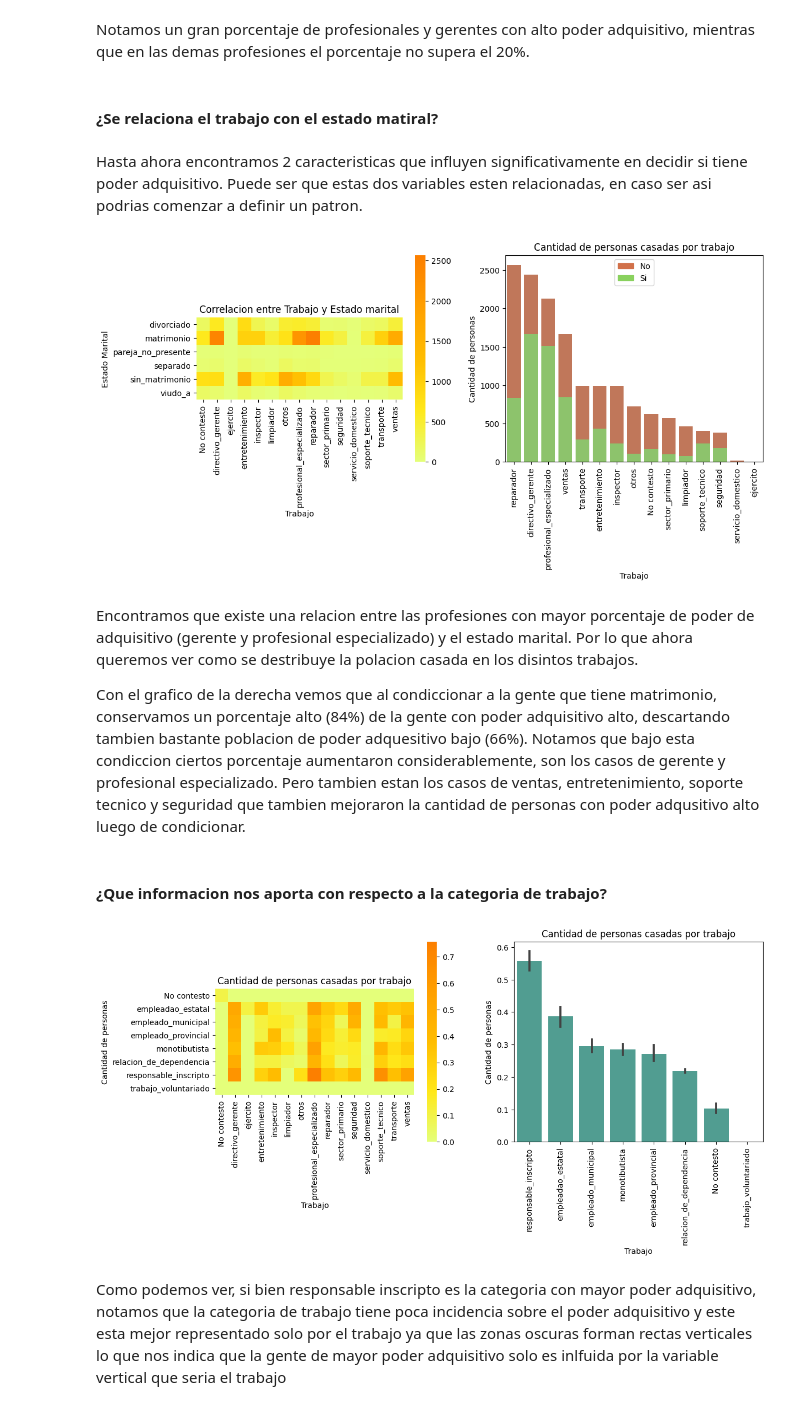
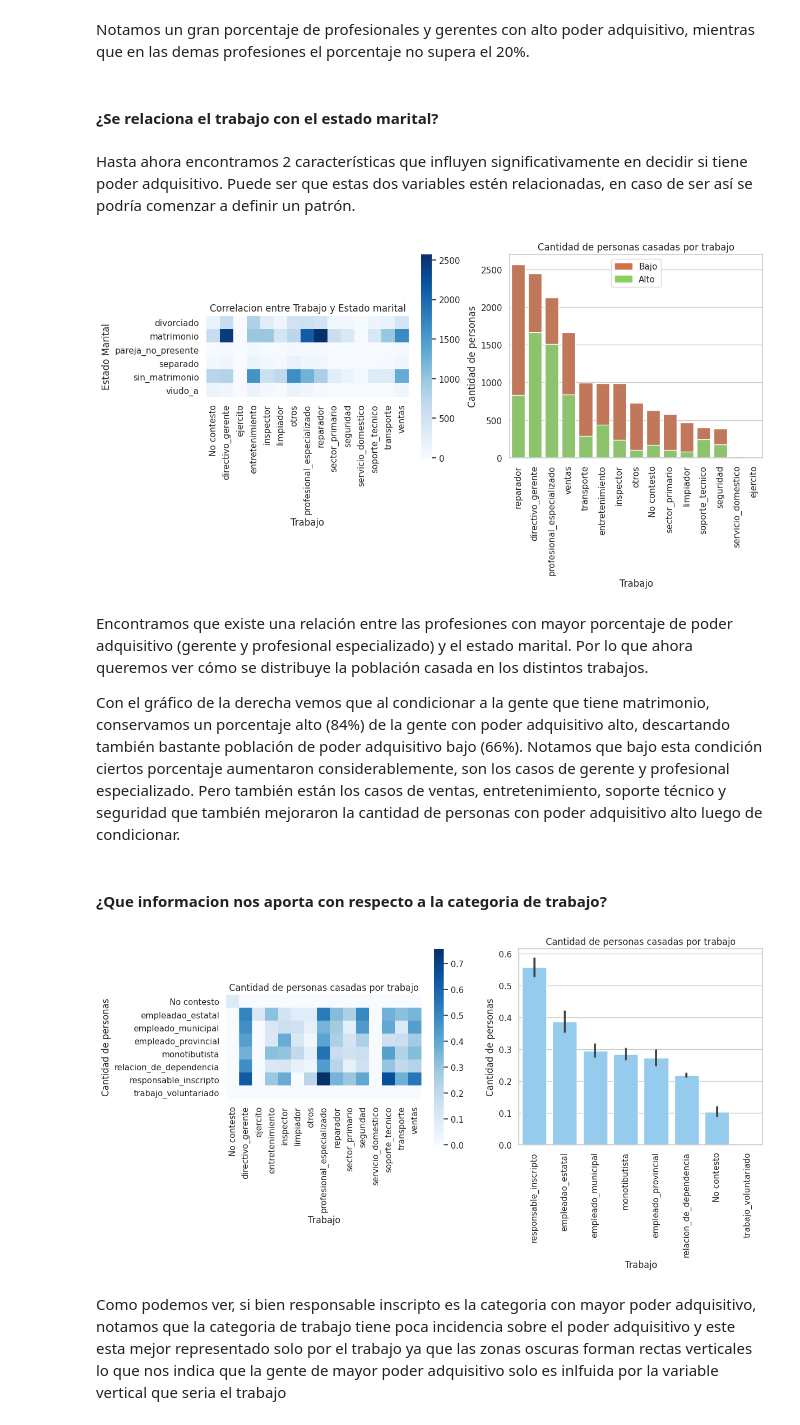
Before and after one commit to SantiValdezUlzurrun/TP-2021-1C-Organizacion-de-datos, a Jupyter notebook: INFORME.ipynb, the cells around one changed output. Drawn from its saved outputs; the diff is of its cells as text; code cells hidden in the pictures.

```diff
--- a/INFORME.ipynb
+++ b/INFORME.ipynb
@@ -25,3 +23,6 @@ import matplotlib.patches as mpatches
+# %%
+sns.set_theme(style="whitegrid", palette='muted')
+heatmap_paleta = "Blues"
 # %% [markdown]
 ## Feature enginnering:
 # %%
@@ -372,9 +328,9 @@ plt.show()
 # %% [markdown]
  Notamos un gran porcentaje de profesionales y gerentes con alto poder adquisitivo, mientras que en las demas profesiones el porcentaje no supera el 20%.
 # %% [markdown]
-#### ¿Se relaciona el trabajo con el estado matiral?
+#### ¿Se relaciona el trabajo con el estado marital?
 # %% [markdown]
- Hasta ahora encontramos 2 caracteristicas que influyen significativamente en decidir si tiene poder adquisitivo. Puede ser que estas dos variables esten relacionadas, en caso ser asi podrias comenzar a definir un patron.
+Hasta ahora encontramos 2 características que influyen significativamente en decidir si tiene poder adquisitivo. Puede ser que estas dos variables estén relacionadas, en caso de ser así se podría comenzar a definir un patrón.
 # %%
 fig, axes = plt.subplots(nrows=1, ncols=2, figsize=[6.4 * 2, 4.8], dpi=100)
 
@@ -387,40 +343,19 @@ df_estado_marital= pd.pivot_table(
     'estado_marital',
     'trabajo',
     'count',
-    total.sort_values('tiene_alto_valor_adquisitivo', ascending = False)['trabajo']
 ).sort_index()
 #Elimino intersecciones nulas
 df_estado_marital = df_estado_marital.replace({np.nan: 0})
 
-
-
-sns.heatmap(df_estado_marital, square=True, cmap="Wistia", ax = axes[0])
+sns.heatmap(df_estado_marital, square=True, cmap=heatmap_paleta, ax = axes[0])
 axes[0].set(xlabel='Trabajo', ylabel='Estado Marital', title='Correlacion entre Trabajo y Estado marital')
 
 
 df_matrimonio = df[df['estado_marital'] == 'matrimonio']
 
-total = df_matrimonio.groupby('trabajo')['tiene_alto_valor_adquisitivo'].sum().reset_index()
-alto_valor = df_matrimonio[df_matrimonio.tiene_alto_valor_adquisitivo == 1].groupby('trabajo')['tiene_alto_valor_adquisitivo'].sum().reset_index()
-
-alto_valor['tiene_alto_valor_adquisitivo'] = df_matrimonio[df_matrimonio.tiene_alto_valor_adquisitivo == 1].groupby('trabajo')['tiene_alto_valor_adquisitivo'].sum().reset_index()['tiene_alto_valor_adquisitivo'].tolist()
-total['tiene_alto_valor_adquisitivo'] = df_matrimonio.groupby('trabajo')['anios_estudiados'].apply(lambda x: len(x)).tolist()
+(top_bar, bottom_bar, bar1,bar2) = stacked_barplot(df_matrimonio, 'trabajo', axes=axes[1])
 
 
-bar1 = sns.barplot(y="tiene_alto_valor_adquisitivo",
-                   x="trabajo", data=total,
-                   color='#D17049',
-                   order = total.sort_values('tiene_alto_valor_adquisitivo', ascending = False)['trabajo'],
-                   ax = axes[1])
-
-bar2 = sns.barplot(y="tiene_alto_valor_adquisitivo",
-                   x="trabajo", data=alto_valor,
-                   color='#89D15E',
-                   order = total.sort_values('tiene_alto_valor_adquisitivo', ascending = False)['trabajo'],
-                   ax = axes[1])
-
-top_bar = mpatches.Patch(color='#D17049', label='No')
-bottom_bar = mpatches.Patch(color='#89D15E', label='Si')
 axes[1].legend(handles=[top_bar, bottom_bar])
 axes[1].set(xlabel = 'Trabajo', ylabel= 'Cantidad de personas', title = 'Cantidad de personas casadas por trabajo')
 bar1.set_xticklabels(bar1.get_xticklabels(),rotation=90)
@@ -428,44 +363,43 @@ bar2.set_xticklabels(bar2.get_xticklabels(),rotation=90)
 
 plt.show()
 # %% [output]
-[figure, old version]
+[figure, new version]
 # %% [markdown]
-Encontramos que existe una relacion entre las profesiones con mayor porcentaje de poder de adquisitivo (gerente y profesional especializado) y el estado marital. Por lo que ahora queremos ver como se destribuye la polacion casada en los disintos trabajos.
+Encontramos que existe una relación entre las profesiones con mayor porcentaje de poder adquisitivo (gerente y profesional especializado) y el estado marital. Por lo que ahora queremos ver cómo se distribuye la población casada en los distintos trabajos.
 
-Con el grafico de la derecha vemos que al condiccionar a la gente que tiene matrimonio, conservamos un porcentaje alto (84%) de la gente con poder adquisitivo alto, descartando tambien bastante poblacion de poder adquesitivo bajo (66%). Notamos que bajo esta condiccion ciertos porcentaje aumentaron considerablemente, son los casos de gerente y profesional especializado. Pero tambien estan los casos de ventas, entretenimiento, soporte tecnico y seguridad que tambien mejoraron la cantidad de personas con poder adqusitivo alto luego de condicionar.
+Con el gráfico de la derecha vemos que al condicionar a la gente que tiene matrimonio, conservamos un porcentaje alto (84%) de la gente con poder adquisitivo alto, descartando también bastante población de poder adquisitivo bajo (66%). Notamos que bajo esta condición ciertos porcentaje aumentaron considerablemente, son los casos de gerente y profesional especializado. Pero también están los casos de ventas, entretenimiento, soporte técnico y seguridad que también mejoraron la cantidad de personas con poder adquisitivo alto luego de condicionar.
 # %% [markdown]
 #### ¿Que informacion nos aporta con respecto a la categoria de trabajo?
 # %%
 fig, axes = plt.subplots(nrows=1, ncols=2, figsize=[6.4 * 2, 4.8], dpi=100)
 
 df_temp['unos'] = [1] * 32527
 df_tabla_trabajo= pd.pivot_table(
     df_temp,
     'tiene_alto_valor_adquisitivo',
     'categoria_de_trabajo',
     'trabajo',
-    'mean',
-    total.sort_values('tiene_alto_valor_adquisitivo', ascending = False)['trabajo']
+    'mean'
 ).sort_index()
 #Elimino intersecciones nulas
 df_tabla_trabajo = df_tabla_trabajo.replace({np.nan: 0})
 
-sns.heatmap(df_tabla_trabajo, square=True, cmap="Wistia",  ax = axes[0])
+sns.heatmap(df_tabla_trabajo, square=True, cmap=heatmap_paleta,  ax = axes[0])
 axes[0].set(xlabel = 'Trabajo', ylabel= 'Cantidad de personas', title = 'Cantidad de personas casadas por trabajo')
 
 indices = df.groupby('categoria_de_trabajo')['tiene_alto_valor_adquisitivo'].aggregate(lambda x: np.mean(x))
 bar = sns.barplot(
     data=df,
     x='categoria_de_trabajo',
     y='tiene_alto_valor_adquisitivo',
-    color = (68/255,170/255 ,153/255),
+    color = "lightskyblue",
     order= indices.sort_values(ascending=False).index,
     ax = axes[1])
 bar.set_xticklabels(bar.get_xticklabels(),rotation=90)
 axes[1].set(xlabel = 'Trabajo', ylabel= 'Cantidad de personas', title = 'Cantidad de personas casadas por trabajo')
 plt.show()
 # %% [output]
-[figure, old version]
+[figure, new version]
 # %% [markdown]
 Como podemos ver, si bien responsable inscripto es la categoria con mayor poder adquisitivo, notamos que la categoria de trabajo tiene poca incidencia sobre el poder adquisitivo y este esta mejor representado solo por el trabajo ya que las zonas oscuras forman rectas verticales lo que nos indica que la gente de mayor poder adquisitivo solo es inlfuida por la variable vertical que seria el trabajo
 # %% [markdown]
```
Also changed, not shown: parts of 44 cells of this notebook.
